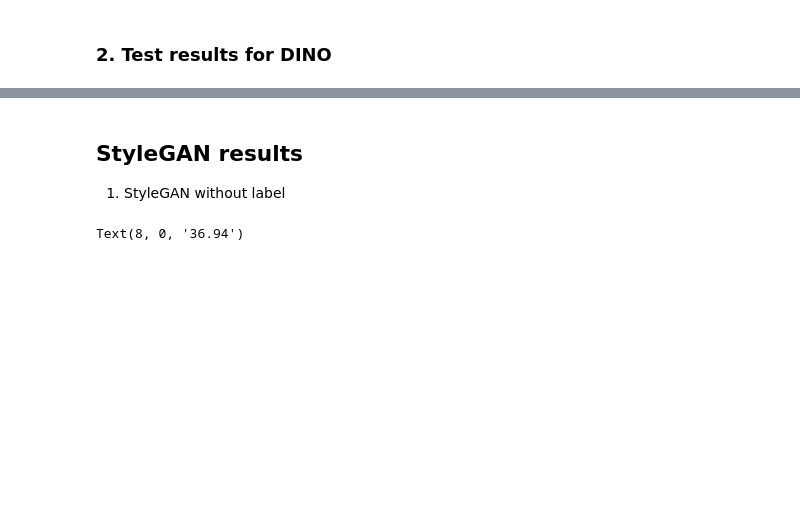
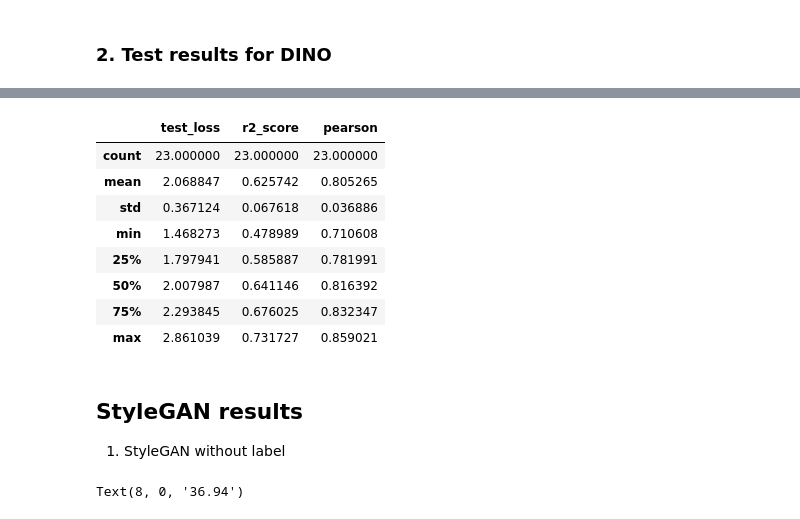
Before and after one commit to Jeremstym/depoibens, a Jupyter notebook: statdes.ipynb, the cells around one changed output, grey strips where cells are left out. Saved outputs shown, nothing was run; the diff lists cells and outputs as text; code cells hidden in the pictures; blank space fills up the shorter version.

```diff
--- a/statdes.ipynb
+++ b/statdes.ipynb
@@ -88,3 +132,15 @@ dino_res = pd.read_csv('results/test_results_dino.csv', index_col=0)
+# %%
+dino_res.describe()
+# %% [output]
+|  | test_loss | r2_score | pearson |
+| count | 23.000000 | 23.000000 | 23.000000 |
+| mean | 2.068847 | 0.625742 | 0.805265 |
+| std | 0.367124 | 0.067618 | 0.036886 |
+| min | 1.468273 | 0.478989 | 0.710608 |
+| 25% | 1.797941 | 0.585887 | 0.781991 |
+| 50% | 2.007987 | 0.641146 | 0.816392 |
+| 75% | 2.293845 | 0.676025 | 0.832347 |
+| max | 2.861039 | 0.731727 | 0.859021 |
 # %% [markdown]
 ## StyleGAN results
 
```
Also changed, not shown: parts of 3 cells of this notebook, 1 other file.
